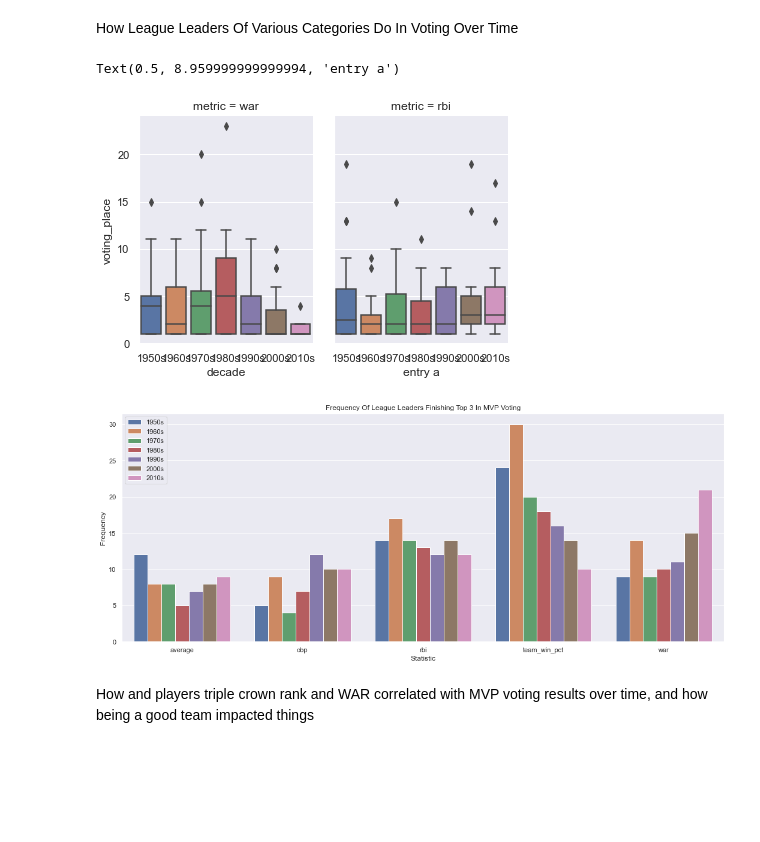
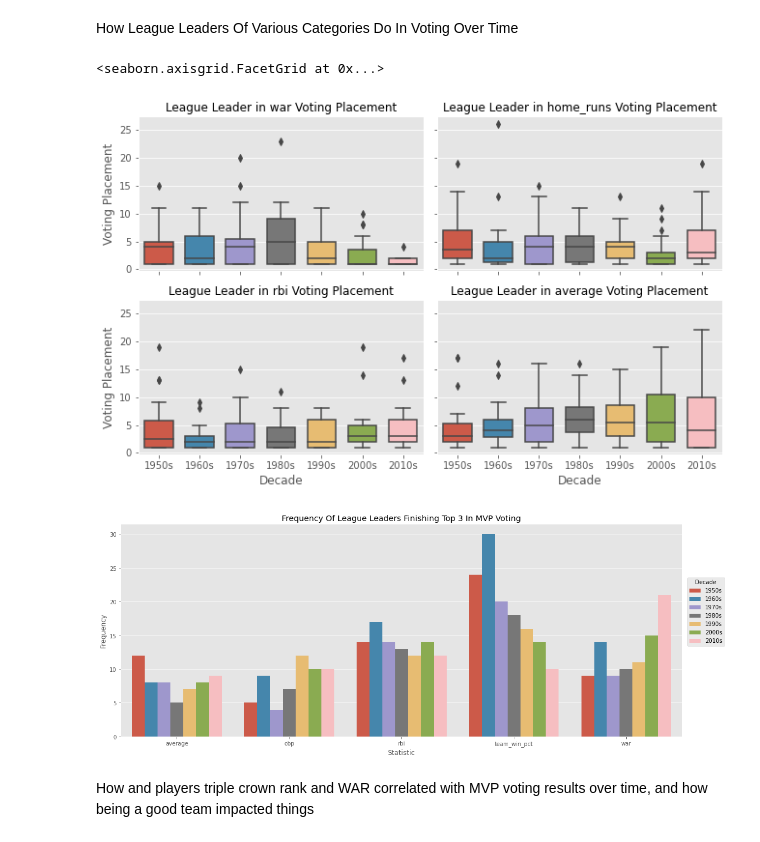
Before and after one commit to ejzien/bref-scrapy, a Jupyter notebook: bref/ez_scrapy_bref_final.ipynb, the cells around one changed output. Drawn from its saved outputs; the diff is of its cells as text; code cells hidden in the pictures; blank space fills up the shorter version.

Commit message:
cleaning graphs

```diff
--- a/bref/ez_scrapy_bref_final.ipynb
+++ b/bref/ez_scrapy_bref_final.ipynb
@@ -106,21 +110,46 @@ Try using .loc[row_indexer,col_indexer] = value instead
 
 See the caveats in the documentation: https://pandas.pydata.org/pandas-docs/stable/user_guide/indexing.html#returning-a-view-versus-a-copy
   data_frame['name'] = data_frame['name'].apply(lambda x: x.split(',')[1] + ' ' + x.split(',')[0])
+# %%
+def get_statical_measures(data_frame,calc_type,stats):
+    if calc_type == 'max':
+        stat_df = data_frame[group_cols + stats].groupby(group_cols).max().reset_index()
+    elif calc_type == 'std':
+        stat_df = data_frame[group_cols + stats].groupby(group_cols).std().reset_index()
+    elif calc_type == 'mean':
+        stat_df = data_frame[group_cols + stats].groupby(group_cols).mean().reset_index()
+
+    for val in stats:
+        stat_df = stat_df.rename(columns={val:'%s_%s' % (calc_type,val)})
+
+    data_frame = pd.merge(data_frame,stat_df,on=['year','league'],how='left')
+    return data_frame
 # %%
 group_cols = ['year','league']
 stats = ['war','rbi','runs','home_runs','team_wins','average','obp','slg','ops','sb','team_win_pct','win_pct_improvement','wins_improvement','runs_produced']
-max_df = df[group_cols + stats].groupby(group_cols).max().reset_index()
+# max_df = df[group_cols + stats].groupby(group_cols).max().reset_index()
 
-for val in stats:
-    max_df = max_df.rename(columns={val:'max_%s'%val})
+# for val in stats:
+#     max_df = max_df.rename(columns={val:'max_%s'%val})
 
-df = pd.merge(df,max_df,on=['year','league'],how='left')
+# df = pd.merge(df,max_df,on=['year','league'],how='left')
+
+for calc_type in ['mean','max','std']:
+    df = get_statical_measures(df,calc_type,stats)
+
 for col in stats:
     diff_col = '%s_difference' % col
     max_col = 'max_%s' % col
+    std_col = 'std_%s' % col
+    mean_col = 'mean_%s' % col
 
     df[diff_col] =  df[max_col] - df[col]
     df['%s_leader' % col] = df[diff_col] == 0
+
+    std_from_mean_col = '%s_std_from_mean' % col
+    df[std_from_mean_col] = (df[col] - df[mean_col]) / df[std_col]
+    df[std_from_mean_col] = df[std_from_mean_col].fillna(0.0)
+    #df[std_from_mean_col] = df[std_from_mean_col].apply(lambda x: math.trunc(x))
 
 
 df = get_metric_based_rank(df,stats)
@@ -139,13 +168,16 @@ How League Leaders Of Various Categories Do In Voting Over Time
 # %%
 #['average','home_runs','rbi','runs_produced','obp','ops','war','team_wins','win_pct_improvement']
 
 sns.catplot(x="decade", y="voting_place",
                  col="metric",
-                data=league_leaders_df[league_leaders_df['metric'].isin(['rbi','war'])].sort_values('decade',ascending=True), kind="box",col_wrap=4,
-                height=4, aspect=.7)
+                data=league_leaders_df[league_leaders_df['metric'].isin(['average','home_runs','rbi','war'])]\
+            .sort_values('decade',ascending=True), kind="box",col_wrap=2,
+                height=2.8,aspect=1.6, width=0.7).set_axis_labels(x_var='Decade',y_var='Voting Placement')\
+.set_titles('League Leader in {col_name} Voting Placement'
+           )
 # %% [output]
-Text(0.5, 8.959999999999994, 'entry a')
+<seaborn.axisgrid.FacetGrid at 0x...>
-[figure, old version]
+[figure, new version]
 # %%
 plt.figure(figsize=(18,7))
 grouped_df = league_leaders_df.loc[league_leaders_df.voting_place<=3].groupby(['decade','metric']).count().reset_index()
@@ -156,8 +188,8 @@ sns.barplot(x='metric', y='name', data=grouped_df.loc[grouped_df.metric.isin(['t
 #     plt.ylabel('Frequency')
 #     plt.title('Frequency Of League Leaders Finishing Top 3 In MVP Voting')
 
-format_graph('Statistic','Frequency','Frequency Of League Leaders Finishing Top 3 In MVP Voting','upper left')
+format_graph('Statistic','Frequency','Frequency Of League Leaders Finishing Top 3 In MVP Voting',(1.075, 0.75),legend_title='Decade')
 # %% [output]
-[figure, old version]
+[figure, new version]
 # %% [markdown]
 How and players triple crown rank and WAR correlated with MVP voting results over time, and how being a good team impacted things
```
Also changed, not shown: parts of 16 cells of this notebook, 2 other files.
